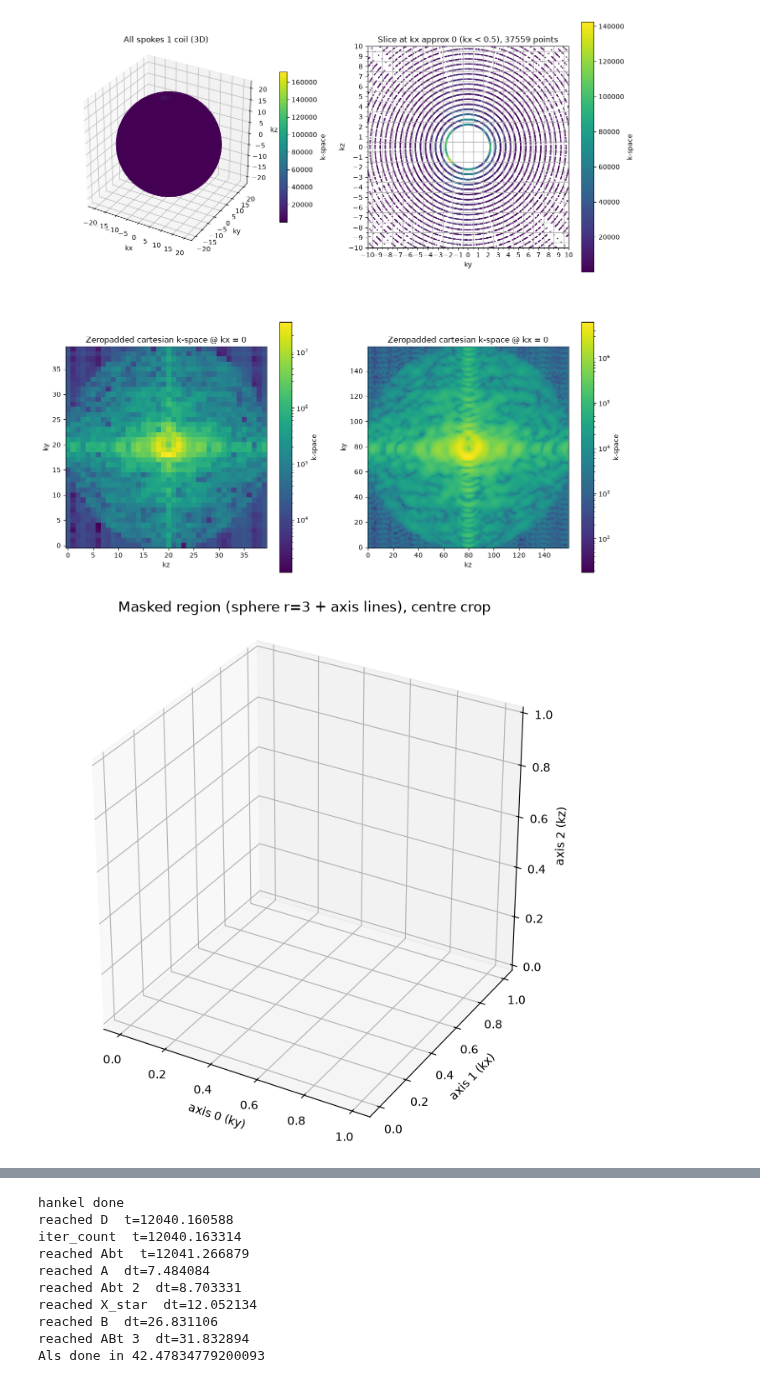
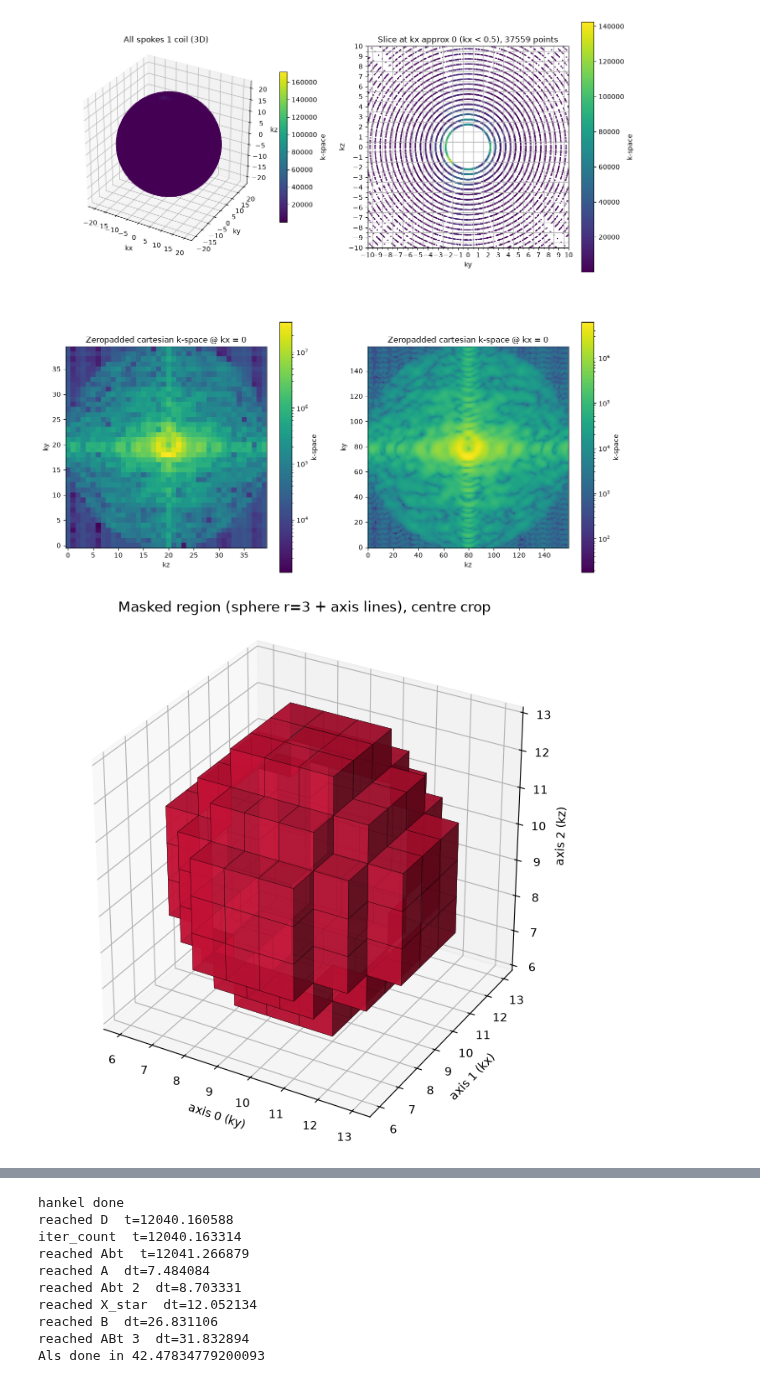
Before and after one commit to aymmulla/MSc-Project-ZTE, a Jupyter notebook: riselingwork/ZTE Dataset.ipynb, the cells around one changed output, grey strips where cells are left out. Drawn from its saved outputs; the diff is of its cells as text; code cells hidden in the pictures.

```diff
--- a/riselingwork/ZTE Dataset.ipynb
+++ b/riselingwork/ZTE Dataset.ipynb
@@ -363,21 +368,21 @@ sidelenrad = 10
 # %%
 import matplotlib.pyplot as plt
 
-pad = r + 8                     # a bit bigger than the sphere + arm length
-sl = slice(cy - pad, cy + pad + 1)
-region = ~mask[sl, sl, sl]      # True where samples are MASKED OUT (sphere + lines)
+pad = 3*r
+sl = slice(cy - pad, cy + pad)
+region = ~mask[sl, sl, sl]
 
 fig = plt.figure(figsize=(8, 8))
 ax = fig.add_subplot(projection='3d')
 ax.voxels(region, facecolors='crimson', edgecolor='k', linewidth=0.2, alpha=0.8)
 ax.set_xlabel('axis 0 (ky)')
 ax.set_ylabel('axis 1 (kx)')
 ax.set_zlabel('axis 2 (kz)')
 ax.set_title(f'Masked region (sphere r={r} + axis lines), centre crop')
 ax.set_box_aspect((1, 1, 1))
 plt.show()
 # %% [output]
-[figure, old version]
+[figure, new version]
 # %%
 fig, ax = plt.subplots(nrows=1, ncols=3, figsize=(30, 8))
 
```
Also changed, not shown: parts of 6 cells of this notebook, 8 other files.
